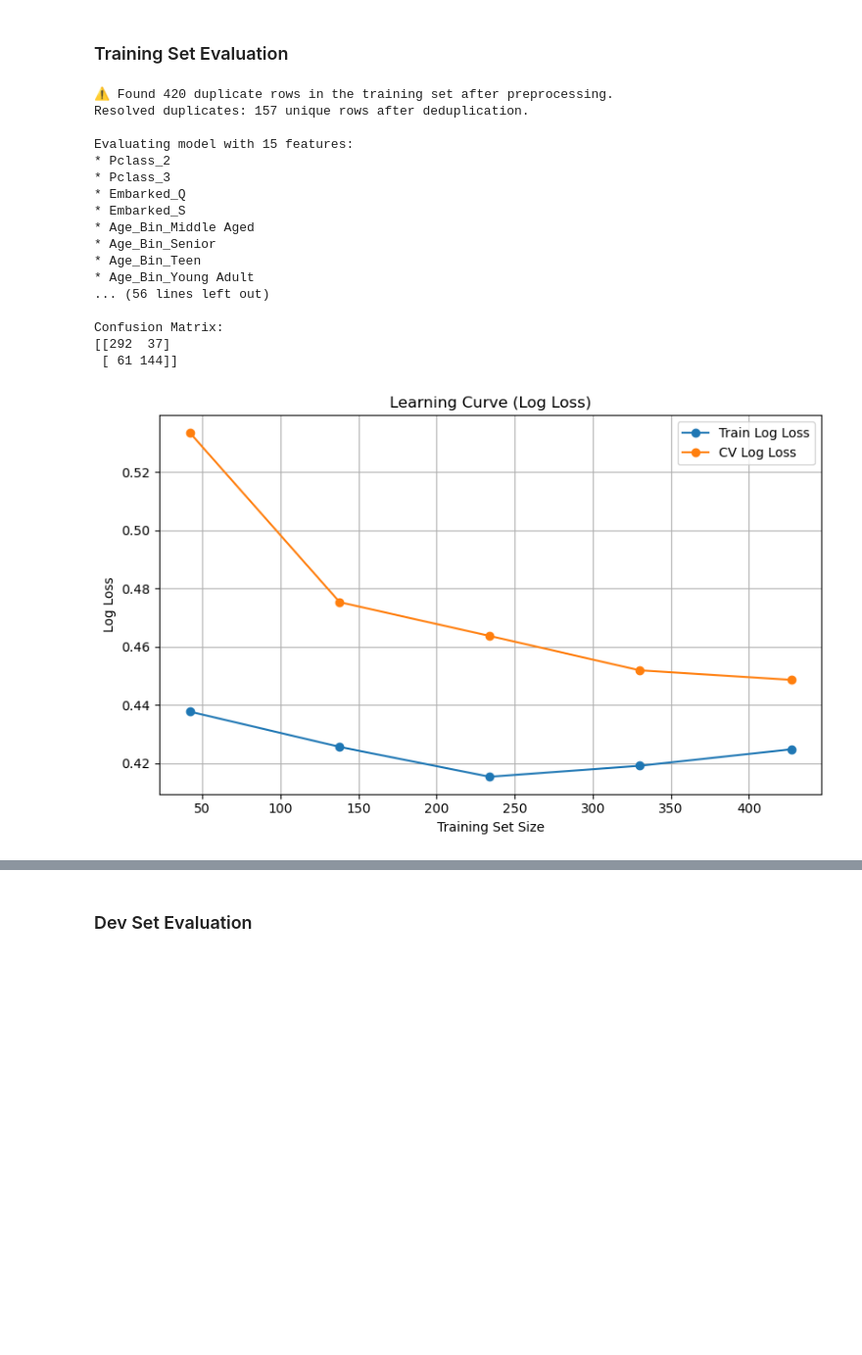
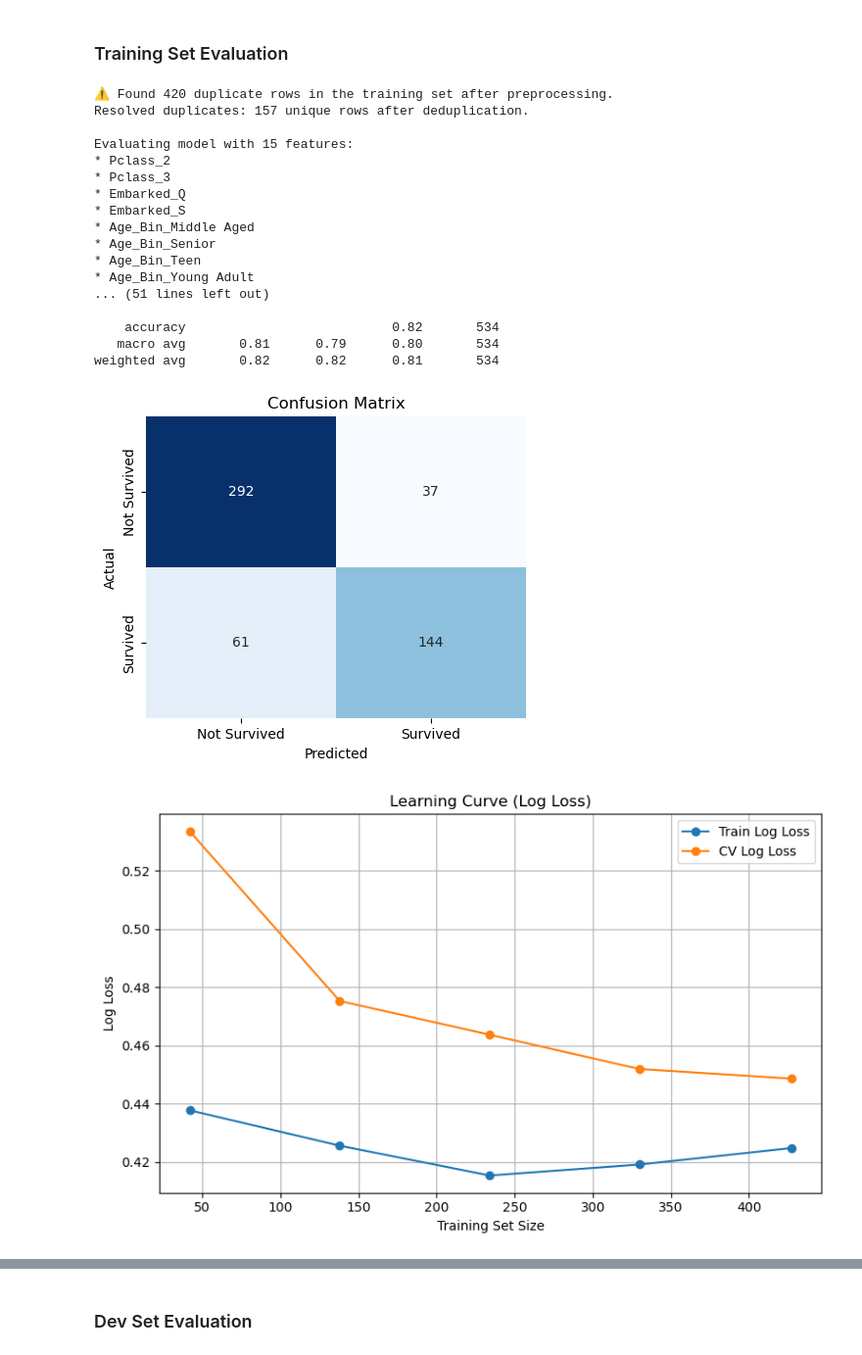
Before and after one commit to pt7481/titanic-ml-from-disaster, a Jupyter notebook: titanic_ml_from_disaster_abridged__paultongyoo.ipynb, the cells around one changed output, grey strips where cells are left out. Shown at 98% size. Saved outputs shown, nothing was run; the diff lists cells and outputs as text; code cells hidden in the pictures; blank space fills up the shorter version.

```diff
--- a/titanic_ml_from_disaster_abridged__paultongyoo.ipynb
+++ b/titanic_ml_from_disaster_abridged__paultongyoo.ipynb
@@ -979,10 +906,5 @@ X_train_holdout_sample_weights /= np.mean(X_train_holdout_sample_weights)
 # %% [markdown]
 ## Model Development
-# %%
-mlflow.set_tracking_uri('http://ec2-18-220-145-217.us-east-2.compute.amazonaws.com:5000/')
-mlflow.set_experiment('titanic_ml_from_disaster__abridged')
-ohe_features = ['Sex', 'Family_Size_Bin', 'Deck_Bin'] #, 'Cabin_Side', '', 'Family_SizeDeck_Bin_Bin']
-selected_features = ['Pclass', 'Age', 'Title'] + ohe_features #+ ['Pclass', 'Cabin_Count', 'Title', 'Embarked', 'Fare', 'Age']
 # %%
 def print_diagnostics(model, X, y, y_pred):
     print("\n" + "="*50)
@@ -1003,8 +925,15 @@ def print_diagnostics(model, X, y, y_pred):
     print(classification_report(y, y_pred, target_names=['Not Survived', 'Survived']))
 
     # Confusion matrix
-    print(f"\nConfusion Matrix:")
-    print(confusion_matrix(y, y_pred))
+    cm = confusion_matrix(y, y_pred)
+    plt.figure(figsize=(5, 4))
+    sns.heatmap(cm, annot=True, fmt='d', cmap='Blues', cbar=False,
+                xticklabels=['Not Survived', 'Survived'],
+                yticklabels=['Not Survived', 'Survived'])
+    plt.xlabel('Predicted')
+    plt.ylabel('Actual')
+    plt.title('Confusion Matrix')
+    plt.show()
 
     # Log Loss Curve
 
@@ -1033,7 +962,7 @@ def print_diagnostics(model, X, y, y_pred):
     train_losses = -train_scores.mean(axis=1)
     test_losses  = -test_scores.mean(axis=1)
 
-    # Plot
+    # Plot Learning Curves
     plt.figure(figsize=(8,5))
     plt.plot(train_sizes, train_losses, 'o-', label='Train Log Loss')
     plt.plot(train_sizes, test_losses,  'o-', label='CV Log Loss')
@@ -1044,6 +973,16 @@ def print_diagnostics(model, X, y, y_pred):
     plt.grid(True)
     plt.tight_layout()
     plt.show()
+
+    # Plot SHAP Summary if model type is not LGBMClassifier
+
+    if not isinstance(learning_model, LGBMClassifier):
+        explainer = shap.LinearExplainer(learning_model, X)
+        shap_values = explainer.shap_values(X)
+        X_shap_df = pd.DataFrame(X, columns=feature_names_after_preprocessing)
+        shap.summary_plot(shap_values, X_shap_df, plot_type="dot", show=False)
+    else:
+        print("SHAP Summary Plot not available for LGBMClassifier. Skipping...")
 # %%
 def get_feature_names_from_preprocessor(preprocessor, selected_features):
     """Extract feature names after preprocessing."""
@@ -1201,3 +1166,8 @@ class DupFreeClassifier(BaseEstimator, ClassifierMixin):
+# %%
+mlflow.set_tracking_uri('http://ec2-18-220-145-217.us-east-2.compute.amazonaws.com:5000/')
+mlflow.set_experiment('titanic_ml_from_disaster__abridged')
+ohe_features = ['Sex', 'Family_Size_Bin', 'Deck_Bin'] #, 'Cabin_Side', '', 'Family_SizeDeck_Bin_Bin']
+selected_features = ['Pclass', 'Age', 'Title', 'Embarked'] + ohe_features #+ ['Pclass', 'Cabin_Count', 'Title', 'Embarked', 'Fare', 'Age']
 # %%
 with mlflow.start_run():
     mlflow.set_tag("dataset", "X_train")
@@ -1255,7 +1225,7 @@ with mlflow.start_run():
     mlflow.log_param("model_type", pipeline.named_steps['classifier'].__class__.__name__)
     mlflow.log_params(default_model_params)
 
-    pipeline.fit(X_train, y_train) #, classifier__sample_weight=X_test_sample_weights)
+    pipeline.fit(X_train, y_train)
 
     feature_names_after_preprocessing = get_feature_names_from_preprocessor(
         pipeline.named_steps['preprocessor'],
@@ -1284,41 +1254,36 @@ with mlflow.start_run():
 
     print("\nTraining Set Scores:")
     print("Training accuracy:", training_acc)
     print("Training precision:", training_prec)
     print("Training recall:", training_rec)
     print("Training F1", training_f1)
 
     print("\nModel Coefficients:")
     coef_df = pd.DataFrame(pipeline.named_steps['classifier'].coef_.T, index=feature_names_after_preprocessing, columns=['Coefficient'])
     print(coef_df.sort_values(by='Coefficient', ascending=False))
     print()
 
     print("\nClassification Report:")
     X_train_dense_processed = pipeline.named_steps['preprocessor'].transform(X_train).toarray()
     X_train_processed = pd.DataFrame(X_train_dense_processed, columns=feature_names_after_preprocessing)
     print_diagnostics(pipeline.named_steps['classifier'], X_train_processed, y_train, y_pred)
-
-    # Plot SHAP Summary
-    explainer = shap.LinearExplainer(pipeline.named_steps['classifier'], X_train_processed)
-    shap_values = explainer.shap_values(X_train_processed)
-    X_train_shap_df = pd.DataFrame(X_train_processed, columns=feature_names_after_preprocessing)
-    shap.summary_plot(shap_values, X_train_shap_df, plot_type="dot", show=False)
 # %% [output]
 ⚠️ Found 420 duplicate rows in the training set after preprocessing.
 Resolved duplicates: 157 unique rows after deduplication.
 
 Evaluating model with 15 features:
 * Pclass_2
 * Pclass_3
 * Embarked_Q
 * Embarked_S
 * Age_Bin_Middle Aged
 * Age_Bin_Senior
 * Age_Bin_Teen
 * Age_Bin_Young Adult
-... (56 lines left out)
+... (51 lines left out)
 
-Confusion Matrix:
-[[292  37]
- [ 61 144]]
+    accuracy                           0.82       534
+   macro avg       0.81      0.79      0.80       534
+weighted avg       0.82      0.82      0.81       534
-[figure, old version]
+[figure, new version]
+[figure, new version]
```
Also changed, not shown: parts of 23 cells of this notebook.
